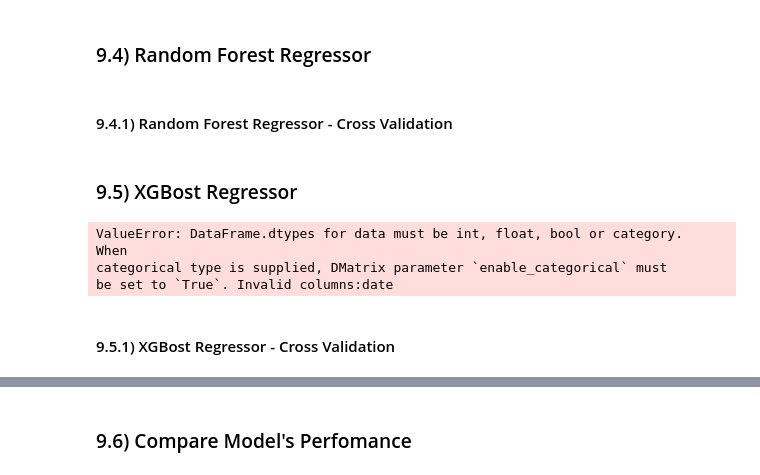
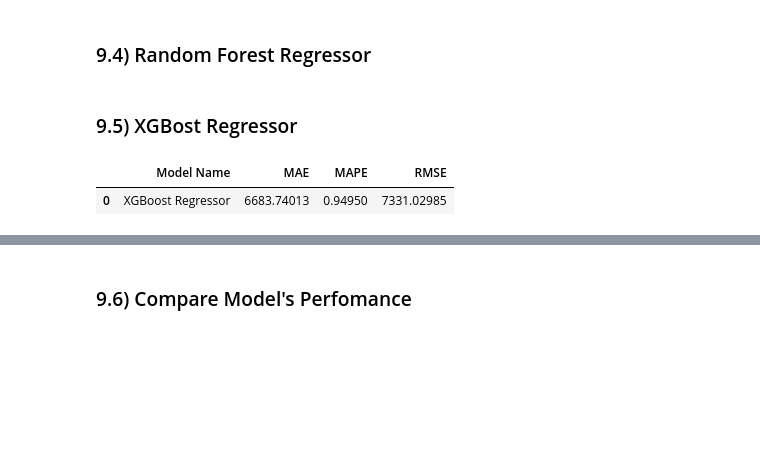
Before and after one commit to jaohenritm/Rossman, a Jupyter notebook: store_sales_prediction.ipynb, the cells around one changed output, grey strips where cells are left out. Cells and saved outputs as stored; diff of their text form; code cells hidden in the pictures; blank space fills up the shorter version.

```diff
--- a/store_sales_prediction.ipynb
+++ b/store_sales_prediction.ipynb
@@ -1127,5 +1094,3 @@ lrr_result_cv
 ## performance
 #rf_result = ml_error('Random Forest Regressor', np.expm1(y_test), np.expm(yhat_rf))
 #rf_result
-# %% [markdown]
-#### 9.4.1) Random Forest Regressor - Cross Validation
@@ -1137,21 +1099,18 @@ lrr_result_cv
 # %%
 # model
 model_xgb = xgb.XGBRegressor(objective='reg:squarederror',
                              n_estimators=100,
                              eta=0.01,
                              max_depth=10,
                              subsample=0.7,
-                             colsample_bytee=0.9).fit(x_train, y_train)
+                             colsample_bytree=0.9).fit(x_train, y_train)
 
 # prediction
 yhat_xgb = model_xgb.predict(x_test)
 
 # performance
 xgb_result = ml_error('XGBoost Regressor', np.expm1(y_test), np.expm1(yhat_xgb))
 xgb_result
 # %% [output]
-ValueError: DataFrame.dtypes for data must be int, float, bool or category.  When
-categorical type is supplied, DMatrix parameter `enable_categorical` must
-be set to `True`. Invalid columns:date
+|  | Model Name | MAE | MAPE | RMSE |
+| 0 | XGBoost Regressor | 6683.74013 | 0.94950 | 7331.02985 |
-# %% [markdown]
-#### 9.5.1) XGBost Regressor - Cross Validation
```
Also changed, not shown: parts of 45 cells of this notebook.
